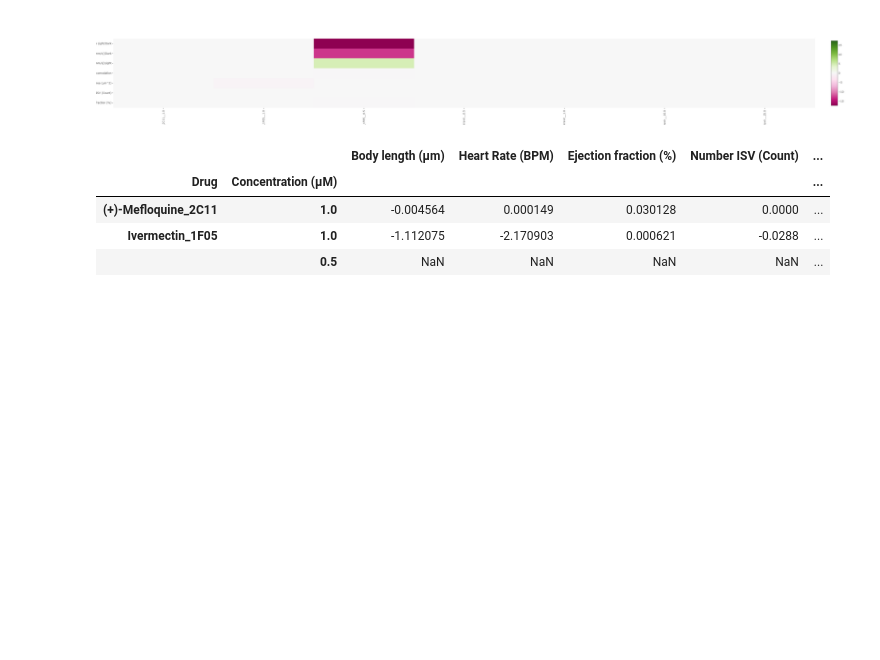
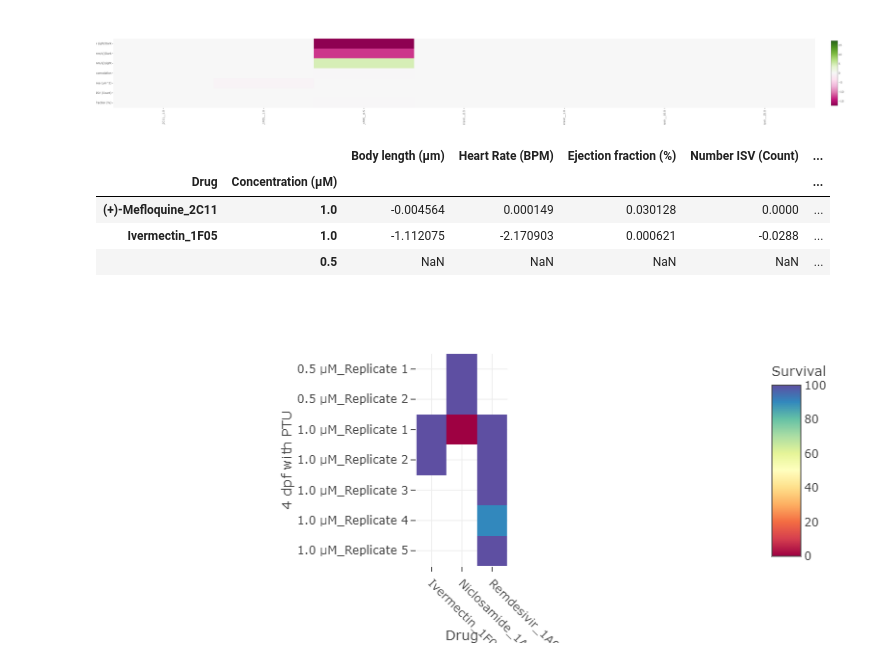
Before and after one commit to MercaderLabAnatomy/CoVasc_DataApp, a Jupyter notebook: Untitled.ipynb, the cells around one changed output. Cells and saved outputs as stored; diff of their text form; code cells hidden in the pictures; blank space fills up the shorter version.

Commit message:
corrected index survival

```diff
--- a/Untitled.ipynb
+++ b/Untitled.ipynb
@@ -249,3 +249,22 @@ df_
 | (+)-Mefloquine_2C11 | 1.0 | -0.004564 | 0.000149 | 0.030128 | 0.0000 | ... |
 | Ivermectin_1F05 | 1.0 | -1.112075 | -2.170903 | 0.000621 | -0.0288 | ... |
 |  | 0.5 | NaN | NaN | NaN | NaN | ... |
+# %%
+def getSurvivalData():
+    source = "./Data/CovidDrugScreen_Survival.xlsx"
+    df = pd.read_excel(source)
+    df_acquifer = df[df["Type"]=="Acquifer"]
+    df_daniovision = df[df["Type"]=="Daniovision"]
+    return (df_acquifer,df_daniovision)
+
+def survival_plot(inputdata,druglist):
+    inputdata = inputdata.set_index(["Drug"])
+    druglist=[i for i in druglist if i in list(inputdata.index)]
+
+    output=inputdata.loc[druglist].reset_index()
+    output["Code"]=output["Concentration (µM)"].astype(str) + " µM_Replicate " + output["Replicate"].astype(str)
+    data= output.pivot(columns=["Drug"],values="Survival Rate", index =["Code"]).reset_index().astype(str).set_index(["Code"])
+    x_= data.columns
+    y_= data.index
+
+    return (data,x_,y_)
@@ -251,0 +273,14 @@ df_
+# %%
+data_ACQ,x_ACQ,y_ACQ = survival_plot(getSurvivalData()[0], ["Ivermectin_1F05","Niclosamide_1A02","Remdesivir_1A06"])
+fig_survival_ACQ = px.imshow(data_ACQ,
+            labels=dict(x="Drug", y=("4 dpf with PTU"), color="Survival"),
+            x=x_ACQ,
+            y=y_ACQ,
+            color_continuous_scale='Spectral',
+            zmin=0,
+            zmax=100
+            )
+fig_survival_ACQ.update_xaxes(tickangle=45)
+fig_survival_ACQ.show()
+# %% [output]
+[figure, added]
```
Also changed, not shown: parts of 1 cell of this notebook, 1 other file.
